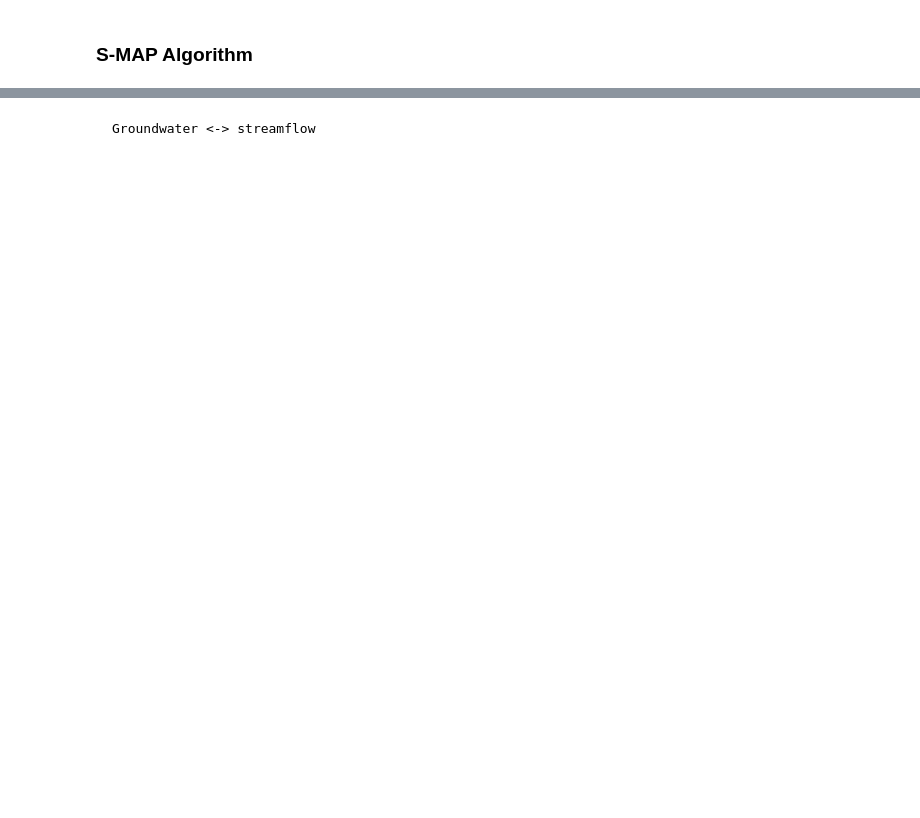
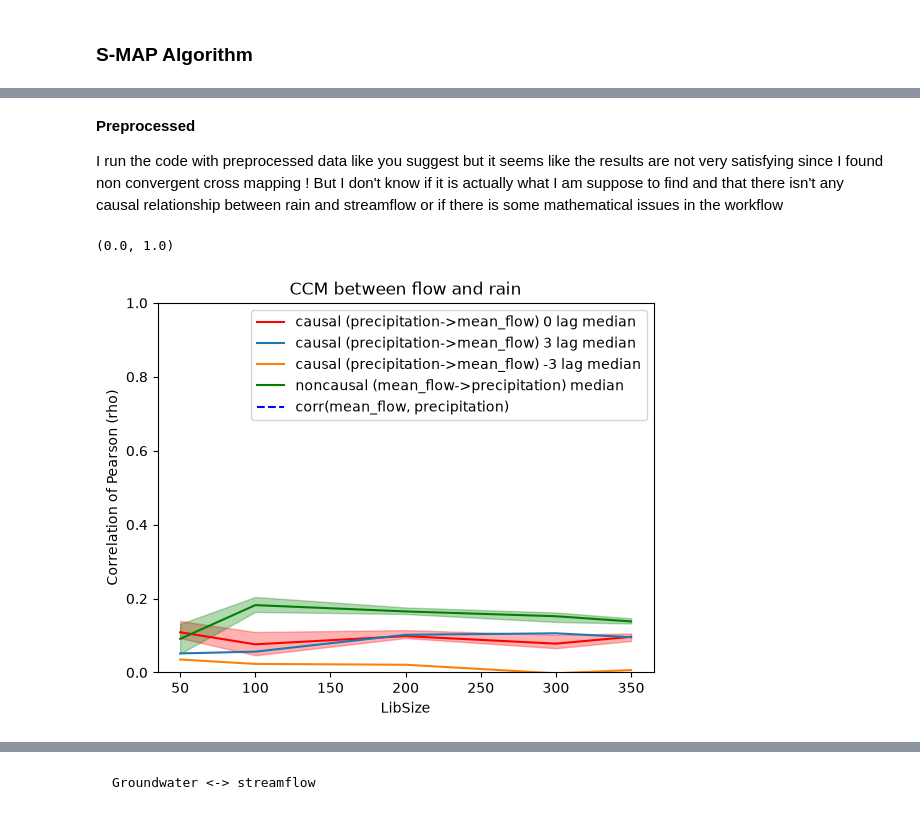
Before and after one commit to EulalieContreras/NTU_ecoinformatic, a Jupyter notebook: mywork/hydrography_notebook.ipynb, the cells around one changed output, grey strips where cells are left out. Cells and saved outputs as stored; diff of their text form; code cells hidden in the pictures; blank space fills up the shorter version.

```diff
--- a/mywork/hydrography_notebook.ipynb
+++ b/mywork/hydrography_notebook.ipynb
@@ -263,0 +287,66 @@ plt.ylim(0,1)
+# %% [markdown]
+**Preprocessed**
+
+I run the code with preprocessed data like you suggest but it seems like the results are not very satisfying since I found non convergent cross mapping ! But I don't know if it is actually what I am suppose to find and that there isn't any causal relationship between rain and streamflow or if there is some mathematical issues in the workflow
+# %%
+rain_series = normalize_rain
+river_flow_series = normalize_mean_flow_fdv1_a
+
+rain_df = pd.DataFrame({'date': meteo['date'], 'precipitation': rain_series})
+river_flow_df = pd.DataFrame({'date': fdv1['date'], 'mean_flow': river_flow_series})
+
+df = (
+    pd.merge(
+        rain_df[['date', 'precipitation']].dropna(),
+        river_flow_df[['date', 'mean_flow']].dropna(),
+        on='date',
+        how='inner'
+    )
+    .sort_values('date')
+    .reset_index(drop=True)
+)
+
+df = df[['date', 'precipitation', 'mean_flow']].dropna().reset_index(drop=True)
+
+E_best_causal = fun.find_best_E_ccm(df, 'mean_flow', 'precipitation')
+E_best_noncausal = fun.find_best_E_ccm(df, 'precipitation', 'mean_flow')
+
+libs = [100, 50, 100, 200, 300, 350]
+
+causal = fun.run_ccm_bootstrap(df, 'mean_flow', 'precipitation', E_best_causal, libs=libs)
+non_causal = fun.run_ccm_bootstrap(df, 'precipitation', 'mean_flow', E_best_noncausal, libs=libs)
+
+
+final_causal0 = fun.final_ccm(df, 'mean_flow', 'precipitation', libs=libs, Tp=0)
+final_causal3 = fun.final_ccm(df, 'mean_flow', 'precipitation', libs=libs, Tp=-3)
+final_causal_3 = fun.final_ccm(df, 'mean_flow', 'precipitation', libs=libs, Tp= 3)
+final_noncausal = fun.final_ccm(df, 'precipitation', 'mean_flow', libs=libs)
+
+
+stat_causal0 = final_causal0[0]
+stat_causal3 = final_causal3[0]
+stat_causal_3 = final_causal_3[0]
+stat_noncausal = final_noncausal[0]
+
+libsize = stat_causal0.index
+
+corr0 = df['mean_flow'].corr(df['precipitation'])
+
+plt.figure()
+plt.plot(libsize, stat_causal0[0.5], color='r', label= 'causal (precipitation->mean_flow) 0 lag' + " median")
+plt.fill_between(libsize, stat_causal0[0.25], stat_causal0[0.75], color='r', alpha=0.3)
+plt.plot(libsize, stat_causal3[0.5], label= 'causal (precipitation->mean_flow) 3 lag' + " median")
+plt.plot(libsize, stat_causal_3[0.5], label= 'causal (precipitation->mean_flow) -3 lag' + " median")
+plt.plot(libsize, stat_noncausal[0.5], color='g', label= 'noncausal (mean_flow->precipitation)' + " median")
+plt.fill_between(libsize, stat_noncausal[0.25], stat_noncausal[0.75], color='g', alpha=0.3)
+plt.axhline(corr0, color='b', linestyle='--', label=f"corr(mean_flow, precipitation)")
+plt.title('CCM between flow and rain')
+plt.xlabel('LibSize')
+plt.ylabel('Correlation of Pearson (rho)')
+plt.legend()
+plt.ylim(0,1)
+
+#with 3 days lag dand without preprocess result seems statisfying but we now need to quantify thsi result thanks to surrogate and pvalue
+# %% [output]
+(0.0, 1.0)
+[figure, added]
```
Also changed, not shown: parts of 46 cells of this notebook, 33 other files.
